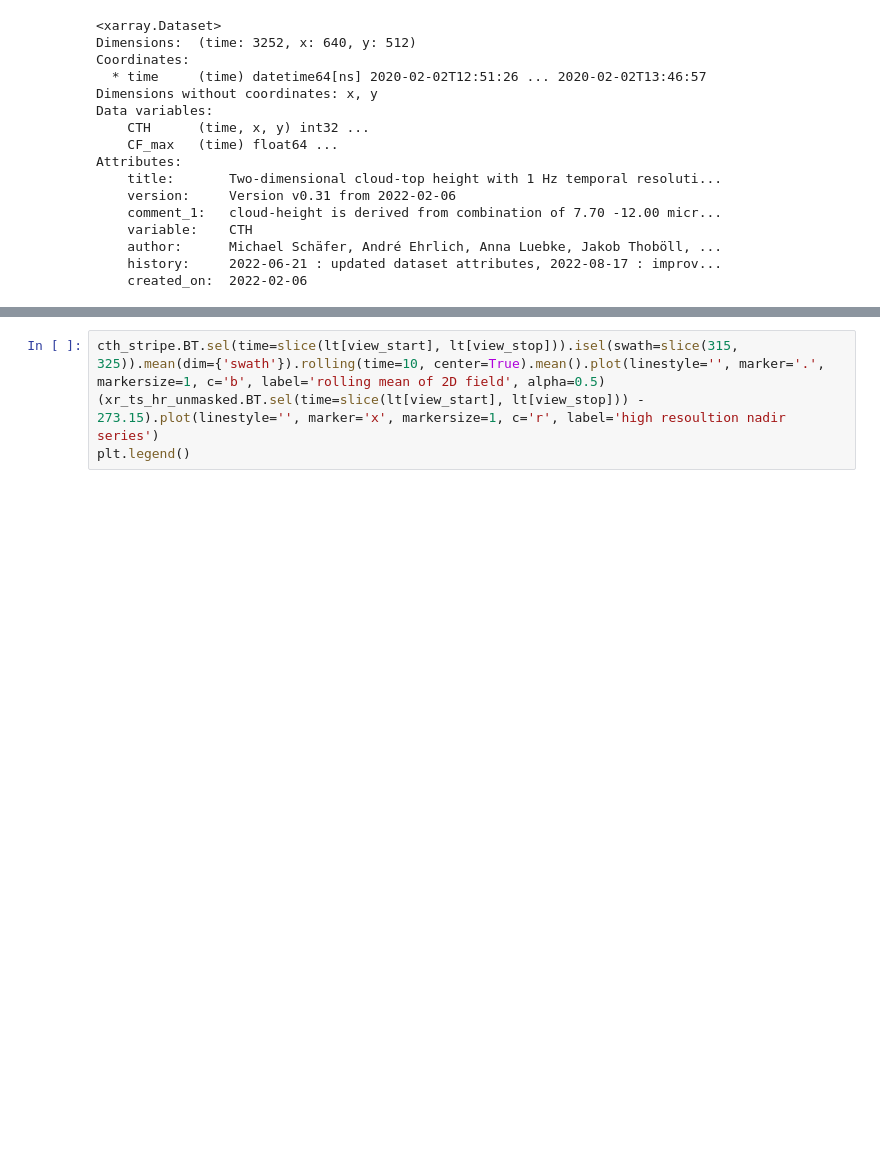
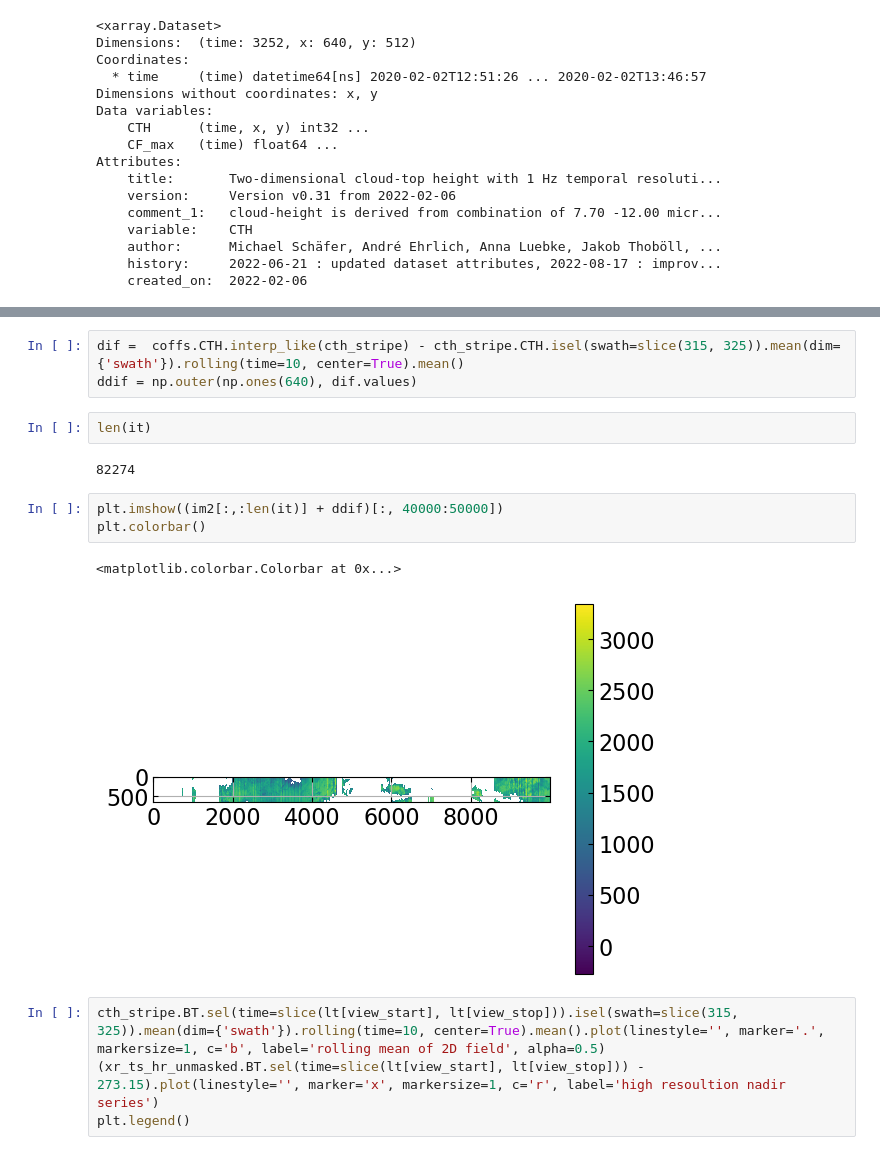
Before and after one commit to FranzFlink/VELOX_CTH, a Jupyter notebook: CTH_coffs_notebook.ipynb, the cells around one changed output, grey strips where cells are left out. Saved outputs shown, nothing was run; the diff lists cells and outputs as text; blank space fills up the shorter version.

```diff
--- a/CTH_coffs_notebook.ipynb
+++ b/CTH_coffs_notebook.ipynb
@@ -481,3 +545,16 @@ plt.figure()
+# %%
+dif =  coffs.CTH.interp_like(cth_stripe) - cth_stripe.CTH.isel(swath=slice(315, 325)).mean(dim={'swath'}).rolling(time=10, center=True).mean()
+ddif = np.outer(np.ones(640), dif.values)
+# %%
+len(it)
+# %% [output]
+82274
+# %%
+plt.imshow((im2[:,:len(it)] + ddif)[:, 40000:50000])
+plt.colorbar()
+# %% [output]
+<matplotlib.colorbar.Colorbar at 0x...>
+[figure, added]
 # %%
 cth_stripe.BT.sel(time=slice(lt[view_start], lt[view_stop])).isel(swath=slice(315, 325)).mean(dim={'swath'}).rolling(time=10, center=True).mean().plot(linestyle='', marker='.', markersize=1, c='b', label='rolling mean of 2D field', alpha=0.5)
 (xr_ts_hr_unmasked.BT.sel(time=slice(lt[view_start], lt[view_stop])) - 273.15).plot(linestyle='', marker='x', markersize=1, c='r', label='high resoultion nadir series')
```
Also changed, not shown: parts of 7 cells of this notebook, 9 other files.
